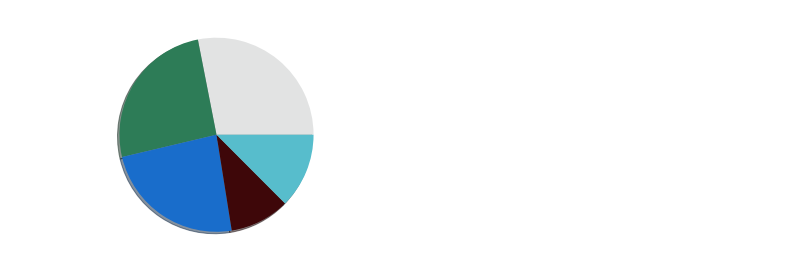
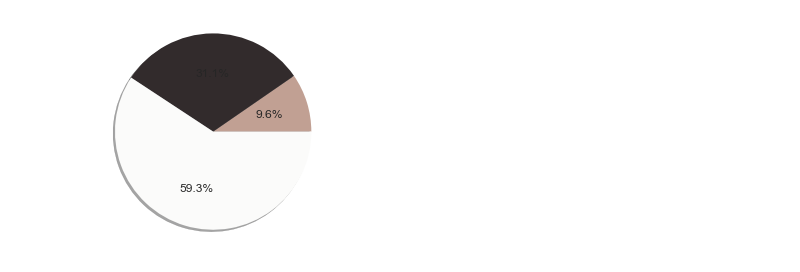
Before and after one commit to PALAKAGGARWAL62/Dominant_color, a Jupyter notebook: dominant_color_case_study.ipynb, the cells around one changed output. Drawn from its saved outputs; the diff is of its cells as text; code cells hidden in the pictures.

```diff
--- a/dominant_color_case_study.ipynb
+++ b/dominant_color_case_study.ipynb
@@ -10 +16,5 @@ image = cv2.imread('image10.jpg')
+# %%
+# reading image
+image = cv2.imread('C:\Users\hp\Documents\ml practice\clorify\Dominant Color Data Set\image 10.jpg')
+#print image
 # %%
@@ -52,7 +68,8 @@ label_sum = image.shape[0]
 #type (label_sum)
 # %%
 #converting to percentage
-label = [float(x)/label_sum for x in label]
+label = [(float(x)/label_sum)*100 for x in label]
 print label
-print max(label)
+m = max(label)
+print m
 # %% [output]
@@ -80,31 +107,50 @@ a = plt.pie(label, colors=clr, shadow=True)
+# %%
+# data frame for dominant color in each image
+domc = pd.DataFrame({
+    'Image name': [],
+    'Dominant colour percentage': [],
+    'Color': []
+})
 # %%
-for i in range(0,11):
-    image_name = 'image' + str(i) + '.jpg'
+# list to store dominant color realated data
+data = []
+# fetching images in the loop
+for i in range(1,11):
+
+    print '****************************************************************************** '
+    print '****************************** IMAGE %s *************************************** ' %i
+    print '****************************************************************************** '
+
+    image_name = 'C:\Users\hp\Documents\ml practice\clorify\Dominant Color Data Set\image ' + str(i) + '.jpg'
+
     # reading a image
     image = cv2.imread(image_name)
-    # printing a image which will be in the form of ndarray
-    # print image
+
+    # covert image pixel values from BGR to RBG
+    image = cv2.cvtColor(image, cv2.COLOR_BGR2RGB)
+
     # to display width x height x channel
-    image.shape
+    print 'Image shape: '+str(image.shape)
 
+    '''
     # to display image
-    #plt.figure()
+    plt.figure(i)
     # setting image axis
-    #plt.axis("off")
+    plt.axis("off")
     # displaying image
-    #p = plt.imshow(image)
-    print p
+    plt.imshow(image)
+    '''
 
-    # convertingg 3d image array to 2d
+    # converting 3d image array to 1d
     image = image.reshape((image.shape[0]*image.shape[1],3))
     # print image
-    print image.shape
+    print 'Shape of image after image reshape: '+str(image.shape)
 
     # declaring object of KMeans
-    kmeans = KMeans(n_clusters=5, random_state=0).fit(image)
+    kmeans = KMeans(n_clusters=3, random_state=0).fit(image)
 
     # initialising the label dictionary
-    label = [0,0,0,0,0]
+    label = [0,0,0]
 
     # finding count of data in each cluster
     for x in kmeans.labels_:
@@ -114,23 +160,40 @@ for i in range(0,11):
     label_sum = image.shape[0]
 
     #converting to percentage
-    label = [float(x)/label_sum for x in label]
-    print label
+    label = [round((float(x)/label_sum)*100, 2) for x in label]
+    m = max(label)
+    y = label.index(m)
+    print 'Percentage of different colours: '+str(label)
 
-    print kmeans.cluster_centers_
+    # print kmeans.cluster_centers_
 
+    # color values of each centeroid pixels of different clusters
     centroids = [x.astype('uint8').tolist() for x in kmeans.cluster_centers_]
+    print centroids
 
+    # covert pixel RGB color intensity values to hex code
     clr = [webcolors.rgb_to_hex(c) for c in centroids]
-    print 'colour: '+ str(clr)
-
-    clr_name = []
-    for c in clr:
-        clr_name.append(webcolors.rgb_to_name(c))
-    print clr_name
+    print 'colours hex codes: '+ str(clr)
+    dc = clr[y]
 
     # ploting pie chart
-    plt.pie(label, colors=clr, shadow=True)
+    plt.pie(label, colors=clr, shadow=True, autopct='%1.1f%%')
     plt.axis('equal')
     plt.show()
+
+    # appending data to list
+    l = []
+    l.append('Image'+str(i))
+    l.append(m)
+    l.append(dc)
+
+    # appending list all the image details to a list
+    data.append(l)
+
+    # appending data to dataframe
+    domc = domc.append(pd.DataFrame({
+        'Image name' : [data[i-1][0]],
+        'Dominant colour percentage' : [data[i-1][1]],
+        'Color' : [data[i-1][2]]
+    }))
 # %% [output]
@@ -191 +244 @@ colour: [u'#e2e3e3', u'#2d7c57', u'#196dcb', u'#3e0709', u'#57bdcc']
-[figure, old version]
+[figure, new version]
```
Also changed, not shown: parts of 22 cells of this notebook, 21 other files.
